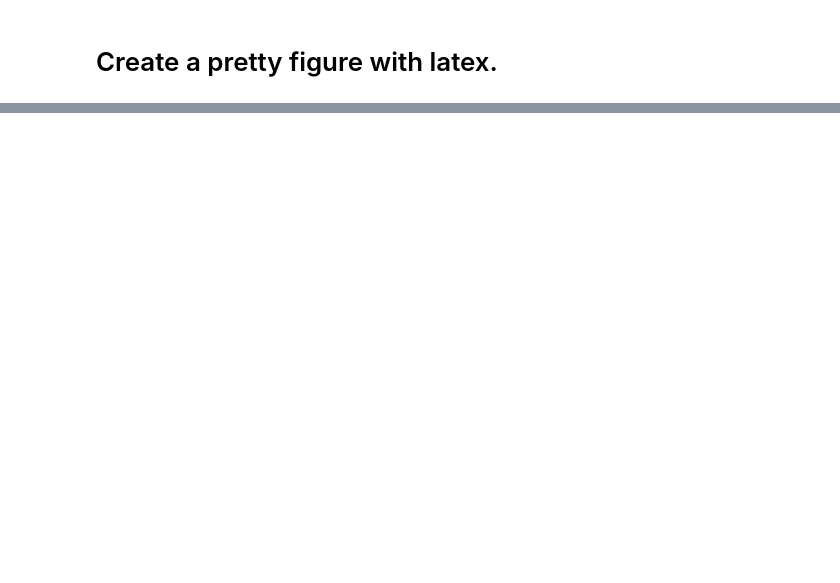
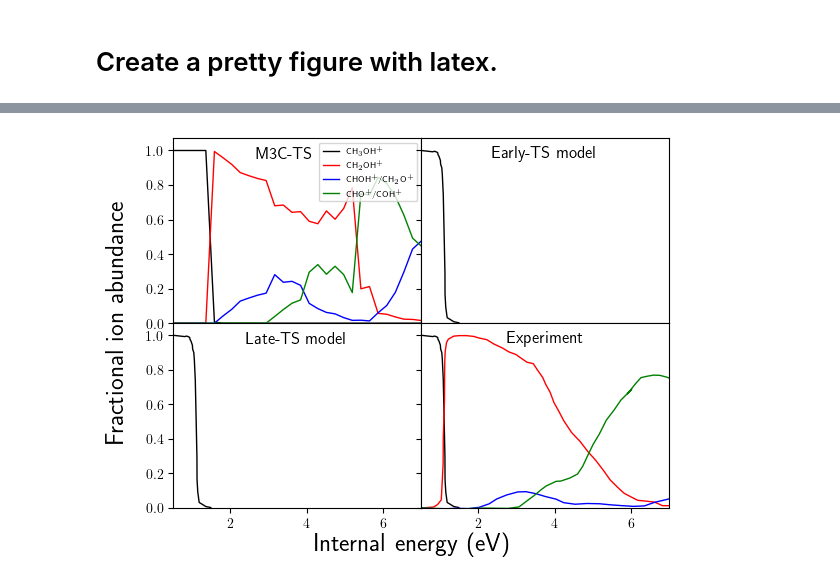
Before and after one commit to emartineznunez/latex, a Jupyter notebook: colab.ipynb, the cells around one changed output, grey strips where cells are left out. Saved outputs shown, nothing was run; the diff lists cells and outputs as text; code cells hidden in the pictures; blank space fills up the shorter version.

```diff
--- a/colab.ipynb
+++ b/colab.ipynb
@@ -11,3 +11,4 @@ from matplotlib import pyplot
 # %%
 import pandas as pd
 exper = pd.read_csv("https://raw.githubusercontent.com/emartineznunez/latex/master/exp.csv")
+m3c_ts = pd.read_csv("https://raw.githubusercontent.com/emartineznunez/latex/master/M3C_TS.csv")
@@ -90,0 +17,61 @@ pyplot.show()
+# %%
+# @title ##### Figure
+
+
+px = exper['parent_x']
+py = exper['parent_y']
+
+x = m3c_ts['X']
+parent = m3c_ts['parent']
+ch2oh_m3cts = m3c_ts['ch2oh']
+ch2o_m3cts = m3c_ts['ch2o']
+hco_m3cts = m3c_ts['hco']
+
+ch2ohx = exper['ch2oh_x']
+ch2ohy = exper['ch2oh_y']
+
+chohx = exper['choh_x']
+chohy = exper['choh_y']
+
+chox = exper['cho_x']
+choy = exper['cho_y']
+
+pyplot.rcParams['text.usetex'] = True
+
+fig = pyplot.figure()
+gs = fig.add_gridspec(2, 2, hspace=0, wspace=0)
+(ax1, ax2), (ax3, ax4) = gs.subplots(sharex='col', sharey='row')
+
+ax1.plot(x,parent,'-',color='black',label='CH$_3$OH$^+$',mfc='none',linewidth=1.0)
+ax1.plot(x,ch2oh_m3cts,'-',color='red',label='CH$_2$OH$^+$',mfc='none',linewidth=1.0)
+ax1.plot(x,ch2o_m3cts,'-',color='blue',label='CHOH$^+$/CH$_2$O$^+$',mfc='none',linewidth=1.0)
+ax1.plot(x,hco_m3cts,'-',color='green',label='CHO$^+$/COH$^+$',mfc='none',linewidth=1.0)
+ax2.plot(px-10.5,py,'-',color='black',label='CH$_3$OH$^+$',mfc='none',linewidth=1.0)
+ax3.plot(px-10.5,py,'-',color='black',label='CH$_3$OH$^+$',mfc='none',linewidth=1.0)
+ax4.plot(px-10.5,py,'-',color='black',label='CH$_3$OH$^+$',mfc='none',linewidth=1.0)
+ax4.plot(ch2ohx-10.5,ch2ohy,'-',color='red',label='CH$_2$OH$^+$',mfc='none',linewidth=1.0)
+ax4.plot(chohx-10.5,chohy,'-',color='blue',label='CHOH$^+$/CH$_2$O$^+$',mfc='none',linewidth=1.0)
+ax4.plot(chox-10.5,choy,'-',color='green',label='CHO$^+$/COH$^+$',mfc='none',linewidth=1.0)
+ax1.set_xlim(0.5,7)
+ax2.set_xlim(0.5,7)
+ax3.set_xlim(0.5,7)
+ax4.set_xlim(0.5,7)
+ax1.set_ylim(0,1.07)
+ax2.set_ylim(0,1.07)
+ax3.set_ylim(0,1.07)
+ax4.set_ylim(0,1.07)
+ax1.legend(fontsize=6,loc="upper right")
+ax1.set_title('M3C-TS',x=0.45, y=0.9,pad=-1)
+ax2.set_title('Early-TS model',y=0.9,pad=-1)
+ax3.set_title('Late-TS model',y=0.9,pad=-1)
+ax4.set_title('Experiment',y=0.9,pad=-1)
+
+for ax in fig.get_axes():
+    ax.label_outer()
+
+fig.supylabel('Fractional ion abundance',fontsize=18)
+fig.supxlabel('Internal energy (eV)',fontsize=18)
+pyplot.savefig('comp2.svg')
+pyplot.show()
+# %% [output]
+[figure, added]
```
Also changed, not shown: parts of 2 cells of this notebook.
